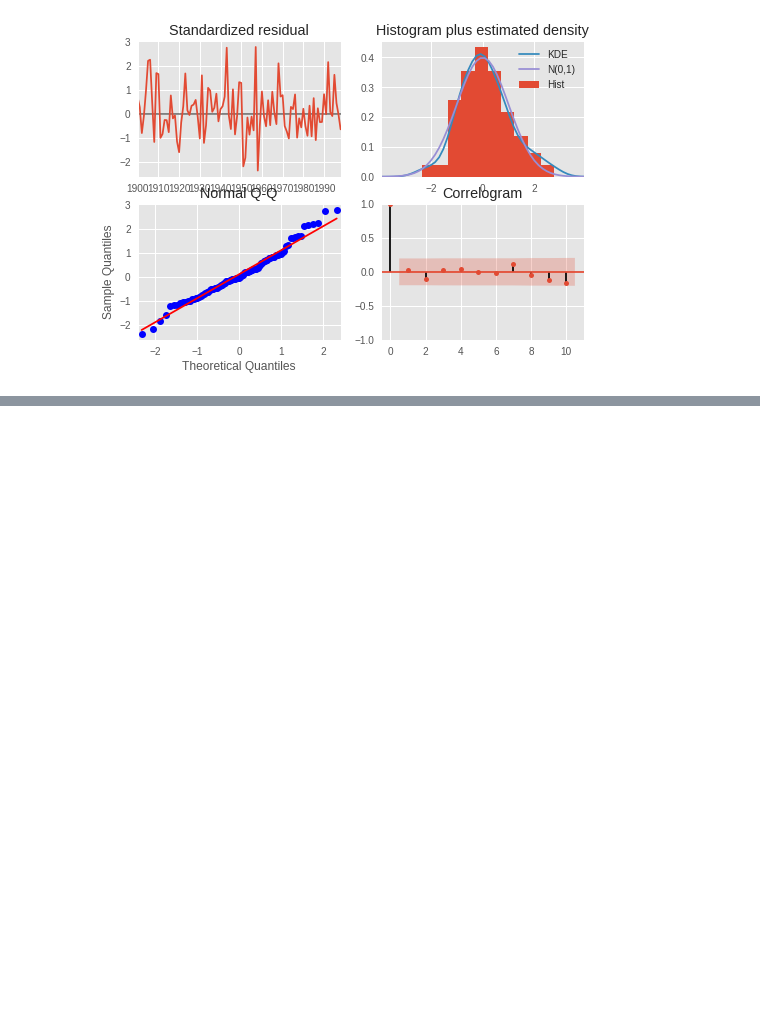
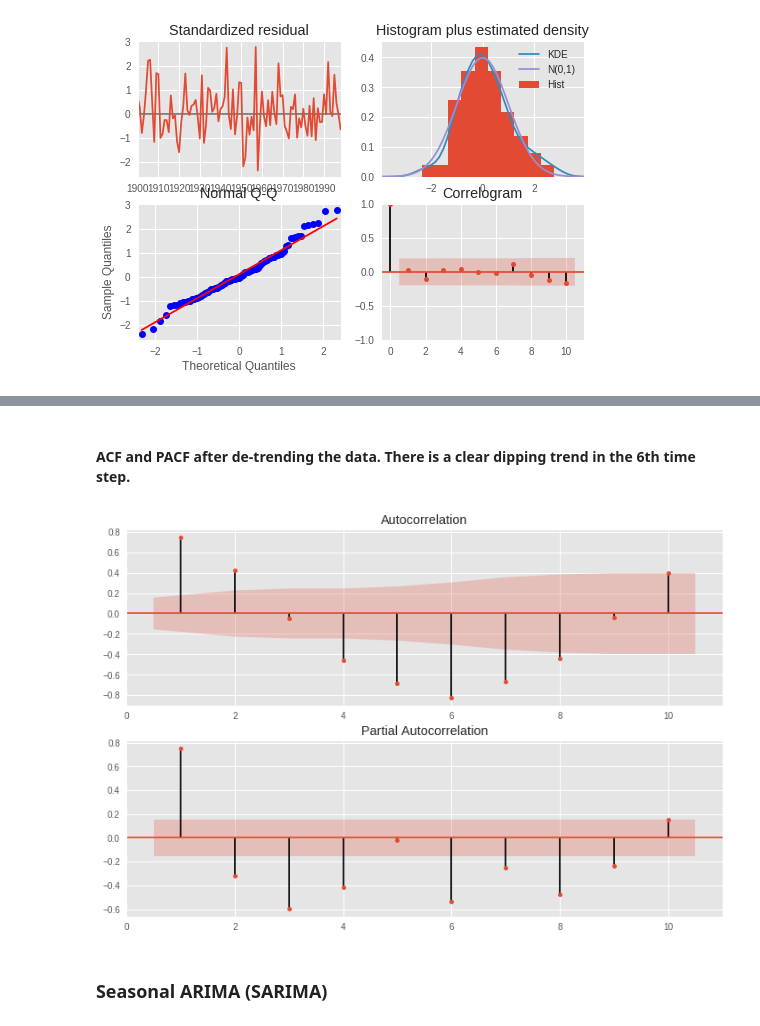
Before and after one commit to sagnikrana/Time-Series-Forecasting, a Jupyter notebook: Forecasting using ARIMA Model.ipynb, the cells around one changed output, grey strips where cells are left out. Cells and saved outputs as stored; diff of their text form; code cells hidden in the pictures; blank space fills up the shorter version.

```diff
--- a/Forecasting using ARIMA Model.ipynb
+++ b/Forecasting using ARIMA Model.ipynb
@@ -588,0 +633,23 @@ plt.show()
+# %% [markdown]
+#### ACF and PACF after de-trending the data. There is a clear dipping trend in the 6th time step.
+# %%
+# Subtract the rolling mean
+milk_production_2 = milk_production - milk_production.rolling(10).mean()
+
+# Drop the NaN values
+milk_production_2 = milk_production_2.dropna()
+
+# Create figure
+fig, (ax1, ax2) = plt.subplots(2,1, figsize=(12,8))
+
+# Plot the ACF of df
+plot_acf(milk_production_2, lags=10, zero=False, ax=ax1)
+
+# Plot the PACF of df
+plot_pacf(milk_production_2, lags=10, zero=False, ax=ax2)
+
+plt.show()
+# %% [output]
+[figure, added]
+# %% [markdown]
+### Seasonal ARIMA (SARIMA)
```
Also changed, not shown: parts of 13 cells of this notebook.
